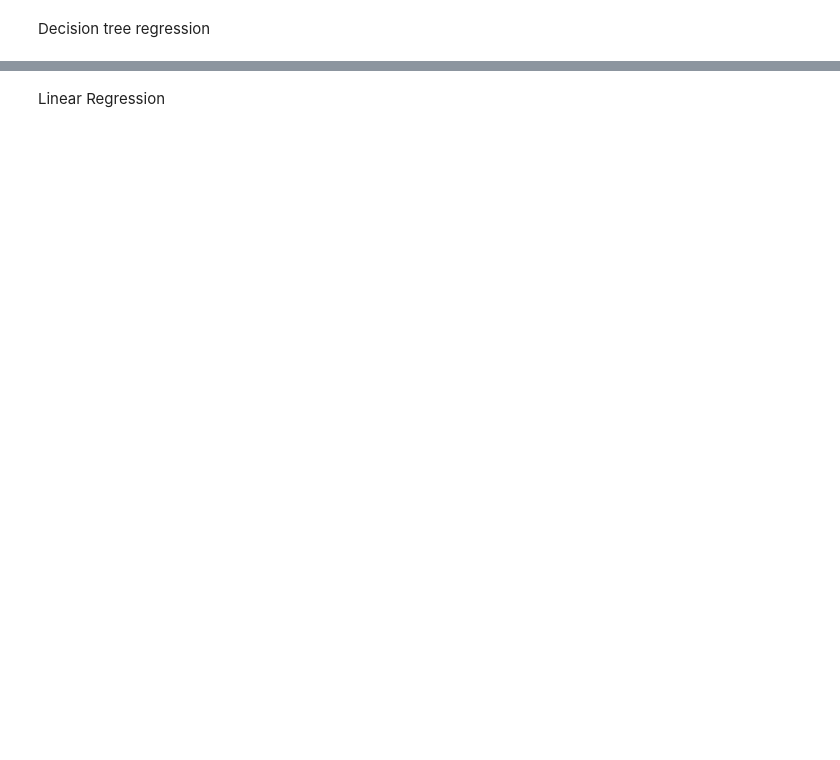
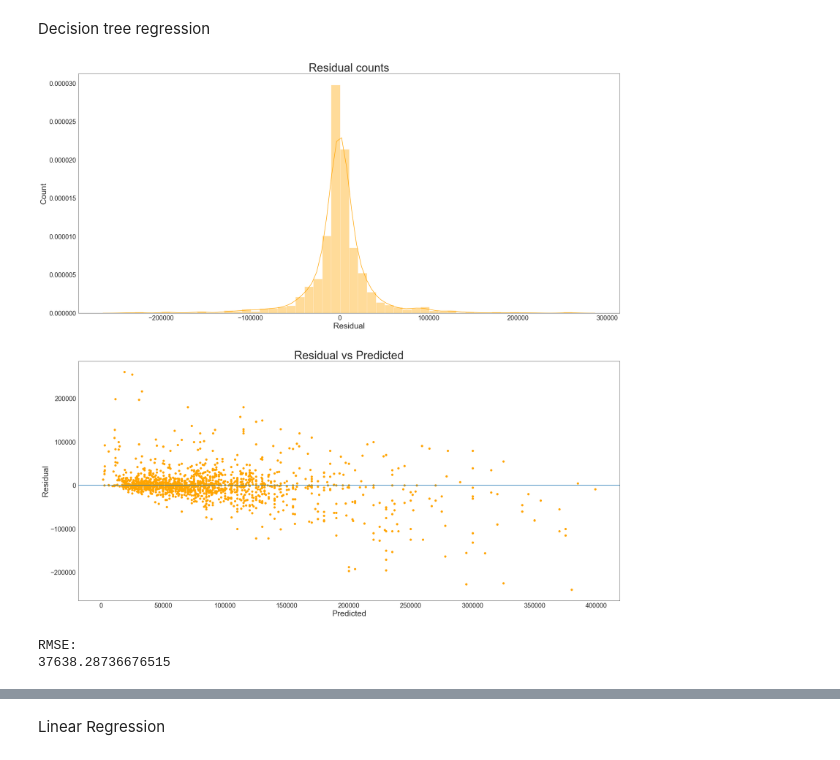
Before and after one commit to pmwachira/Deploying-Machine-Learning-model-to-Heroku, a Jupyter notebook: car_price_predictor_notebook/car_price_predictor_notebook.ipynb, the cells around one changed output, grey strips where cells are left out. Cells and saved outputs as stored; diff of their text form; code cells hidden in the pictures; blank space fills up the shorter version.

```diff
--- a/car_price_predictor_notebook/car_price_predictor_notebook.ipynb
+++ b/car_price_predictor_notebook/car_price_predictor_notebook.ipynb
@@ -275,32 +446,36 @@ Decision tree regression
 # %%
 from sklearn.tree import DecisionTreeRegressor
 
 dtr=DecisionTreeRegressor(max_features='auto')
 dtr.fit(X_train, Y_train)
 predicted=dtr.predict(X_test)
 residual=Y_test-predicted
 
 fig=plt.figure(figsize=(30,30))
 ax1=plt.subplot(211)
 sns.distplot(residual,color='orange')
-plt.ticktick_params(axis='both',which='major',labelsize=20)
+plt.tick_params(axis='both',which='major',labelsize=20)
 plt.title('Residual counts',fontsize=35)
 plt.xlabel('Residual',fontsize=25)
-plt,ylabel('Count',fontsize=25)
+plt.ylabel('Count',fontsize=25)
 
 ax2=plt.subplot(212)
 plt.scatter(predicted, residual, color='orange')
 plt.tick_params(axis='both',which='major',labelsize=20)
 plt.xlabel('Predicted',fontsize=25)
-plt.ylabel('Residual',fintsize=25)
+plt.ylabel('Residual',fontsize=25)
 plt.axhline(y=0)
 plt.title('Residual vs Predicted',fontsize=35)
 
 plt.show()
 
-from sklearn.metrics import mean_squarred_error
+from sklearn.metrics import mean_squared_error
 rmse=np.sqrt(mean_squared_error(Y_test,predicted))
 print("RMSE: ")
 print(rmse)
+# %% [output]
+[figure, added]
+RMSE:
+37638.28736676515
 # %%
 print('Variance score: %.2f'% r2_score(Y_test,predicted))
```
Also changed, not shown: parts of 40 cells of this notebook, 2 other files.
